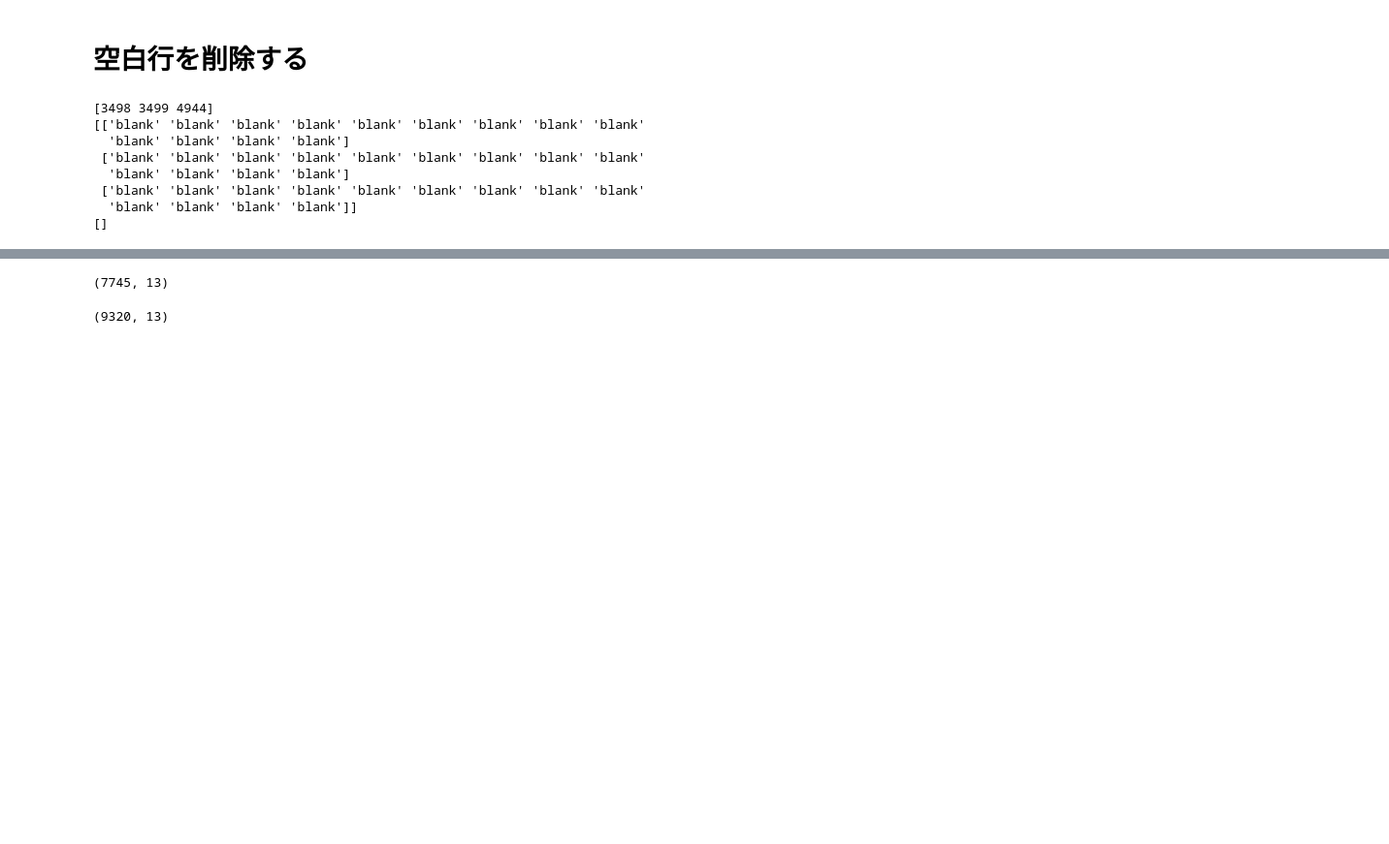
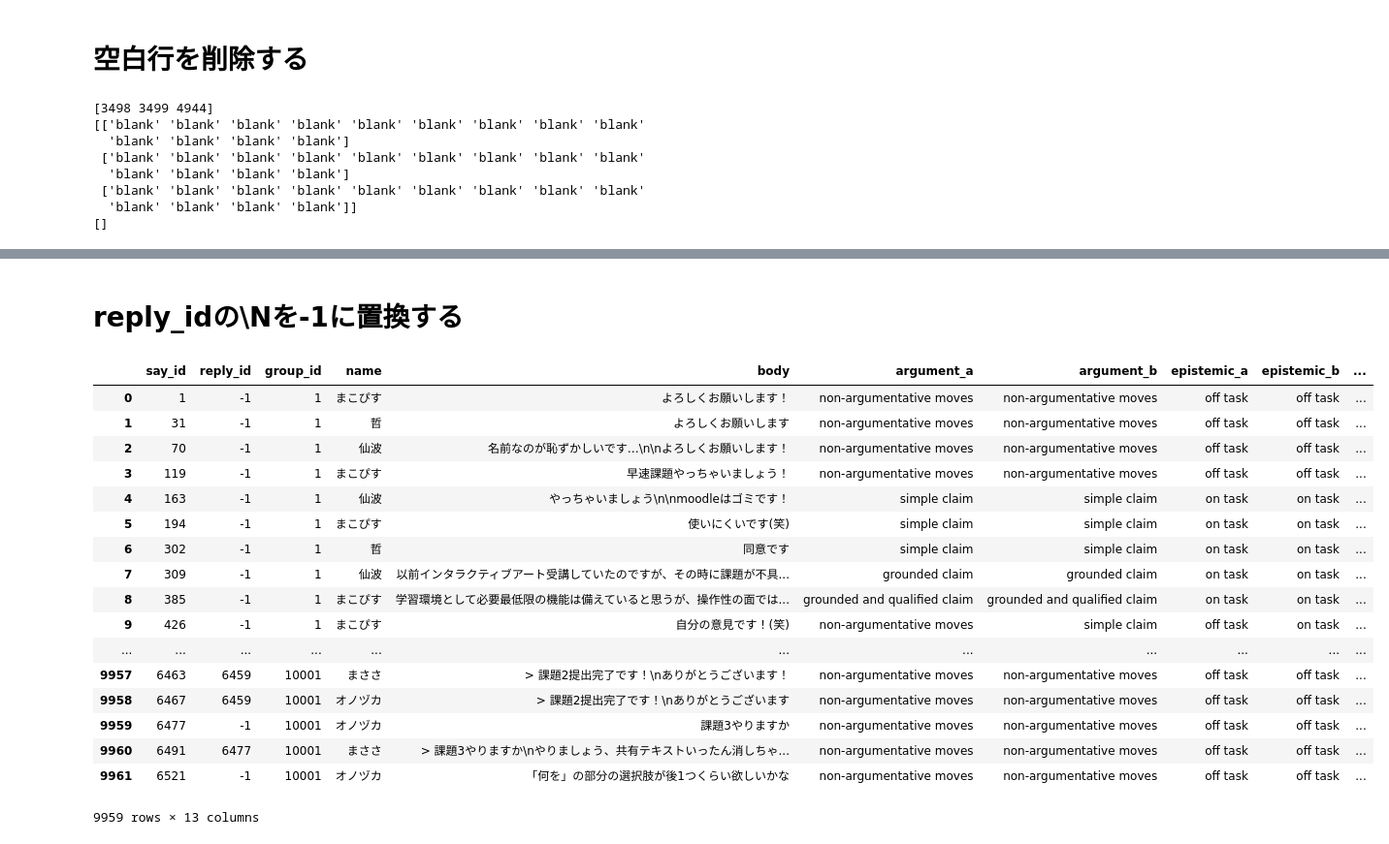
Before and after one commit to kinten0902/Elml, a Jupyter notebook: cscl_2/1_Data_Preparation/1.2_old_5_dimensions.ipynb, the cells around one changed output, grey strips where cells are left out. Shown at 97% size. Drawn from its saved outputs; the diff is of its cells as text; code cells hidden in the pictures; blank space fills up the shorter version.

```diff
--- a/cscl_2/1_Data_Preparation/1.2_old_5_dimensions.ipynb
+++ b/cscl_2/1_Data_Preparation/1.2_old_5_dimensions.ipynb
@@ -311,12 +310,15 @@ All_df
 # %% [markdown]
 # ラベル列のNaNを取り除いて、小文字に置換する
 # %%
-All_df = All_df.fillna('blank')
-
 col_p = [
     'argument_a', 'argument_b', 'epistemic_a', 'epistemic_b', 'social_a',
     'social_b', 'coordination_a', 'coordination_b'
 ]
 
+All_df['social_b'] = All_df['social_b'].replace(2723, 'blank')
+
+All_df = All_df.fillna('blank')
+
 for c in col_p:
     All_df[c] = All_df[c].str.lower()
+# All_df
@@ -346,10 +327,10 @@ All_df
 socialのスペルミス　＝＞　integra[[[r]]]ion-oriented consensus building
 # %%
 print(Counter(All_df['social_a']))
-print(Counter(All_df['social_b']),"\n")
+print(Counter(All_df['social_b']), "\n")
 dict_mis = {
     'integrarion-oriented consensus building':
-    'integration-oriented consensus building',
+    'integration-oriented consensus building'
 }
 All_df = All_df.replace({'social_a': dict_mis})
 All_df = All_df.replace({'social_b': dict_mis})
@@ -364,12 +345,12 @@ Counter({'blank': 5569, 'externalization': 2061, 'quick consensus building': 125
 # %% [markdown]
 # 空白行を削除する
 # %%
-print(np.where(All_df.values[:,0] == 'blank')[0])
-print(All_df[All_df.values[:,0] == 'blank'].values)
+print(np.where(All_df.values[:, 0] == 'blank')[0])
+print(All_df[All_df.values[:, 0] == 'blank'].values)
 
-All_df = All_df.drop(np.where(All_df.values[:,0] == 'blank')[0]).reset_index(drop=True)
+All_df = All_df[All_df['say_id'] != 'blank']
 
-print(np.where(All_df.values[:,0] == 'blank')[0])
+print(np.where(All_df.values[:, 0] == 'blank')[0])
 # %% [output]
 [3498 3499 4944]
 [['blank' 'blank' 'blank' 'blank' 'blank' 'blank' 'blank' 'blank' 'blank'
@@ -471,12 +362,0 @@ coordination|  片方blank： 1333 有効： 7987
-# %%
-match_argu = drop_all[drop_all['argument_a'] == drop_all[
-    'argument_b']].reset_index(drop=True)
-print(match_argu.shape)
-# %% [output]
-(7745, 13)
-# %%
-match_epis = drop_all[drop_all['epistemic_a'] == drop_all[
-    'epistemic_a']].reset_index(drop=True)
-print(match_epis.shape)
-# %% [output]
-(9320, 13)
@@ -506,0 +363,24 @@ print(match_epis.shape)
+# %% [markdown]
+# reply_idの\Nを-1に置換する
+# %%
+All_df = All_df.replace({'reply_id': {"\\N": -1}})
+All_df
+# %% [output]
+|  | say_id | reply_id | group_id | name | body | argument_a | argument_b | epistemic_a | epistemic_b | ... |
+| 0 | 1 | -1 | 1 | まこぴす | よろしくお願いします！ | non-argumentative moves | non-argumentative moves | off task | off task | ... |
+| 1 | 31 | -1 | 1 | 哲 | よろしくお願いします | non-argumentative moves | non-argumentative moves | off task | off task | ... |
+| 2 | 70 | -1 | 1 | 仙波 | 名前なのが恥ずかしいです…\n\nよろしくお願いします！ | non-argumentative moves | non-argumentative moves | off task | off task | ... |
+| 3 | 119 | -1 | 1 | まこぴす | 早速課題やっちゃいましょう！ | non-argumentative moves | non-argumentative moves | off task | off task | ... |
+| 4 | 163 | -1 | 1 | 仙波 | やっちゃいましょう\n\nmoodleはゴミです！ | simple claim | simple claim | on task | on task | ... |
+| 5 | 194 | -1 | 1 | まこぴす | 使いにくいです(笑) | simple claim | simple claim | on task | on task | ... |
+| 6 | 302 | -1 | 1 | 哲 | 同意です | simple claim | simple claim | on task | on task | ... |
+| 7 | 309 | -1 | 1 | 仙波 | 以前インタラクティブアート受講していたのですが、その時に課題が不具... | grounded claim | grounded claim | on task | on task | ... |
+| 8 | 385 | -1 | 1 | まこぴす | 学習環境として必要最低限の機能は備えていると思うが、操作性の面では... | grounded and qualified claim | grounded and qualified claim | on task | on task | ... |
+| 9 | 426 | -1 | 1 | まこぴす | 自分の意見です！(笑) | non-argumentative moves | simple claim | off task | on task | ... |
+| ... | ... | ... | ... | ... | ... | ... | ... | ... | ... | ... |
+| 9957 | 6463 | 6459 | 10001 | まささ | > 課題2提出完了です！\nありがとうございます！ | non-argumentative moves | non-argumentative moves | off task | off task | ... |
+| 9958 | 6467 | 6459 | 10001 | オノヅカ | > 課題2提出完了です！\nありがとうございます | non-argumentative moves | non-argumentative moves | off task | off task | ... |
+| 9959 | 6477 | -1 | 10001 | オノヅカ | 課題3やりますか | non-argumentative moves | non-argumentative moves | off task | off task | ... |
+| 9960 | 6491 | 6477 | 10001 | まささ | > 課題3やりますか\nやりましょう、共有テキストいったん消しちゃ... | non-argumentative moves | non-argumentative moves | off task | off task | ... |
+| 9961 | 6521 | -1 | 10001 | オノヅカ | 「何を」の部分の選択肢が後1つくらい欲しいかな | non-argumentative moves | non-argumentative moves | off task | off task | ... |
+9959 rows × 13 columns
```
Also changed, not shown: parts of 14 cells of this notebook, 7 other files.
